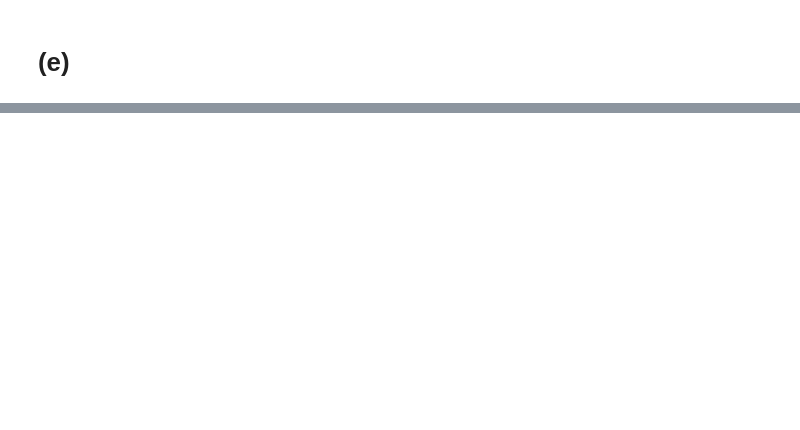
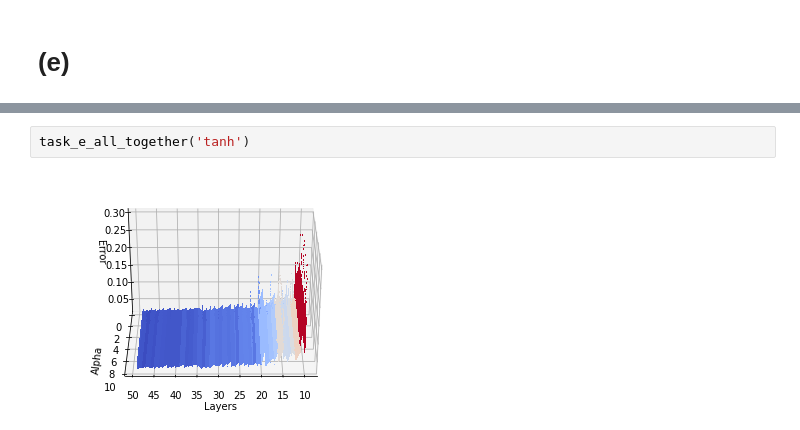
Before and after one commit to UC-MACSS/persp-model_W18, a Jupyter notebook: Students/AmosT/PS8/PS8_TAMOS.ipynb, the cells around one changed output, grey strips where cells are left out. Drawn from its saved outputs; the diff is of its cells as text; blank space fills up the shorter version.

```diff
--- a/Students/AmosT/PS8/PS8_TAMOS.ipynb
+++ b/Students/AmosT/PS8/PS8_TAMOS.ipynb
@@ -337,0 +332,4 @@ TypeError: Cannot cast array data from dtype('float64') to dtype('<U32') accordi
+# %%
+task_e_all_together('tanh')
+# %% [output]
+[figure, added]
```
Also changed, not shown: parts of 12 cells of this notebook.
